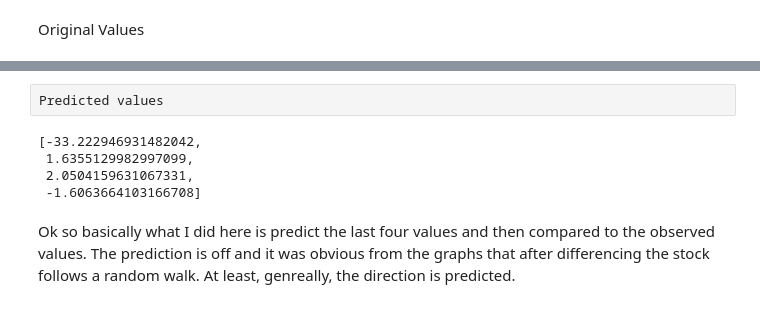
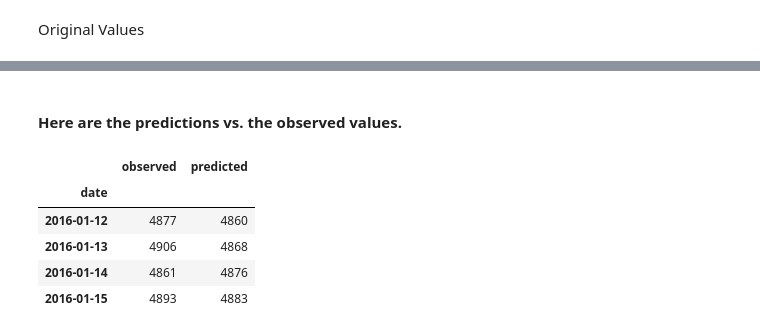
Before and after one commit to bzhr/Time-Series-Stock-Prediction, a Jupyter notebook: swing_trading.ipynb, the cells around one changed output, grey strips where cells are left out. Saved outputs shown, nothing was run; the diff lists cells and outputs as text; code cells hidden in the pictures.

```diff
--- a/swing_trading.ipynb
+++ b/swing_trading.ipynb
@@ -112,6 +100,5 @@ df.head()
 # %%
-cols_for_model = ["open_1_diff", "high_1_diff_shifted", "low_1_diff_shifted",
-                 "close_1_diff_shifted", "buy_swing_shifted", "sell_swing_shifted"]
+cols_for_model = ["yesterdays_low", "open", "buy_swing_shifted", "sell_swing_shifted"]
 df_model = df[cols_for_model].dropna()
 # %%
 df_to_forecast = df_model[:-4]
@@ -142,5 +129,9 @@ results = model.fit(1)
 lag_order = results.k_ar
 # %%
 low_forecasts = []
-for prediction in results.forecast(df_to_forecast.values[-lag_order :], 4):
-    low_forecasts.append(prediction[2])
+counter = 0
+for prediction in results.forecast(df_to_forecast.values[-lag_order :], 5):
+    if counter != 0:
+        low_forecasts.append(prediction[0])
+    counter += 1
+print len(low_forecasts)
@@ -160,11 +144,18 @@ Name: low_1_diff_shifted, dtype: float64
-# %% [raw]
-Predicted values
-# %%
-low_forecasts
-# %% [output]
-[-33.222946931482042,
- 1.6355129982997099,
- 2.0504159631067331,
- -1.6063664103166708]
-# %% [markdown]
-Ok so basically what I did here is predict the last four values and then compared to the observed values. The prediction is off and it was obvious from the graphs that after differencing the stock follows a random walk. At least, genreally, the direction is predicted.
+# %%
+true_observations = df[-4:]["low"]
+# %% [markdown]
+#### Here are the predictions vs. the observed values.
+# %%
+cols = ["observed", "predicted"]
+df_comparison = pd.DataFrame(true_observations)
+df_comparison["predicted"] = low_forecasts
+df_comparison["predicted"] = df_comparison["predicted"].round()
+df_comparison.columns = cols
+df_comparison
+# %% [output]
+|  | observed | predicted |
+| date |  |  |
+| 2016-01-12 | 4877 | 4860 |
+| 2016-01-13 | 4906 | 4868 |
+| 2016-01-14 | 4861 | 4876 |
+| 2016-01-15 | 4893 | 4883 |
```
Also changed, not shown: parts of 21 cells of this notebook.
